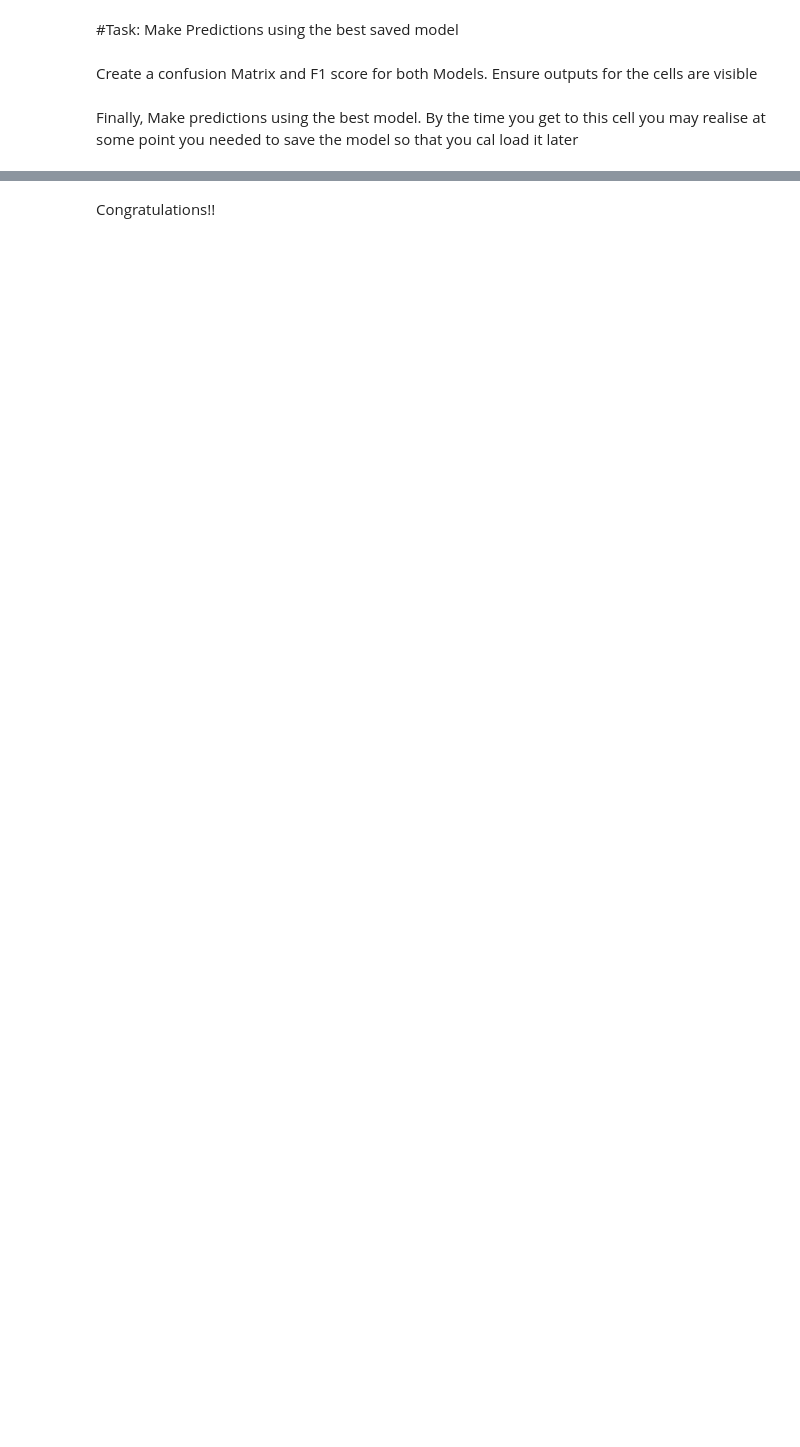
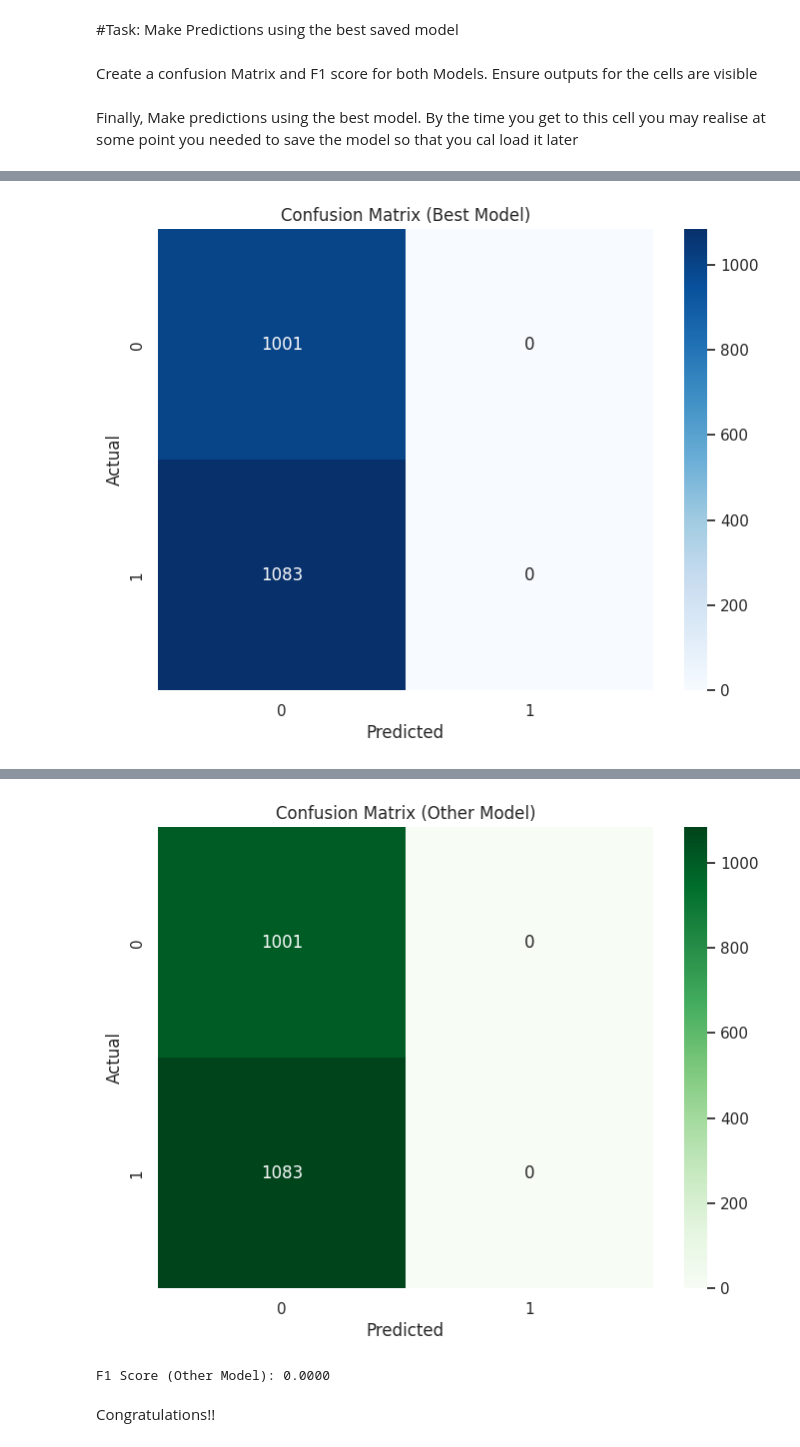
Before and after one commit to IkireziI/GEN-Z-ACADEMY, a Jupyter notebook: Inès_IKIREZI_Summative_Assignment.ipynb, the cells around one changed output, grey strips where cells are left out. Cells and saved outputs as stored; diff of their text form; code cells hidden in the pictures; blank space fills up the shorter version.

```diff
--- a/Inès_IKIREZI_Summative_Assignment.ipynb
+++ b/Inès_IKIREZI_Summative_Assignment.ipynb
@@ -937,0 +1202,67 @@ make_predictions(None)
+# %%
+import tensorflow as tf
+from tensorflow.keras.models import load_model
+import numpy as np
+from sklearn.metrics import confusion_matrix, f1_score
+import seaborn as sns
+import matplotlib.pyplot as plt
+
+
+def make_predictions(model_path, X):
+    """
+    Loads a model from the specified path, makes predictions,
+    and returns the binary predictions.
+    """
+    try:
+        model = load_model(model_path)
+
+        predictions = model.predict(X)
+
+        binary_predictions = (predictions > 0.5).astype("int32")
+        return binary_predictions
+    except Exception as e:
+        print(f"Error loading or predicting with model: {e}")
+        return None  # Return None in case of error
+
+#  model_4 (Adam with no regularization)
+model_path = "saved_models/nn_adam_early_stop.h5"
+
+# predictions using the loaded model
+predictions = make_predictions(model_path, X_test_processed)
+
+if predictions is not None:
+    # Calculate confusion matrix
+    cm = confusion_matrix(y_test, predictions)
+
+    # Calculate F1 score
+    f1 = f1_score(y_test, predictions)
+
+    # Display confusion matrix
+    plt.figure(figsize=(8, 6))
+    sns.heatmap(cm, annot=True, fmt='d', cmap='Blues')
+    plt.xlabel('Predicted')
+    plt.ylabel('Actual')
+    plt.title('Confusion Matrix (Best Model)')
+    plt.show()
+
+    # Print F1 score
+    print(f"F1 Score (Best Model): {f1:.4f}")
+else:
+    print("Predictions could not be generated due to an error.")
+
+#another model
+model_path_2 = "saved_models/nn_adam_l2_regularized.h5"
+predictions_2 = make_predictions(model_path_2, X_test_processed)
+
+if predictions_2 is not None:
+    cm_2 = confusion_matrix(y_test, predictions_2)
+    f1_2 = f1_score(y_test, predictions_2)
+
+    plt.figure(figsize=(8, 6))
+    sns.heatmap(cm_2, annot=True, fmt='d', cmap='Greens')
+    plt.xlabel('Predicted')
+    plt.ylabel('Actual')
+    plt.title('Confusion Matrix (Other Model)')
+    plt.show()
+    print(f"F1 Score (Other Model): {f1_2:.4f}")
+# %% [output]
@@ -937,0 +1271 @@ make_predictions(None)
+[figure, added]
@@ -938,2 +1275,4 @@ make_predictions(None)
+[figure, added]
+F1 Score (Other Model): 0.0000
 # %% [markdown]
 Congratulations!!
```
Also changed, not shown: parts of 23 cells of this notebook.
